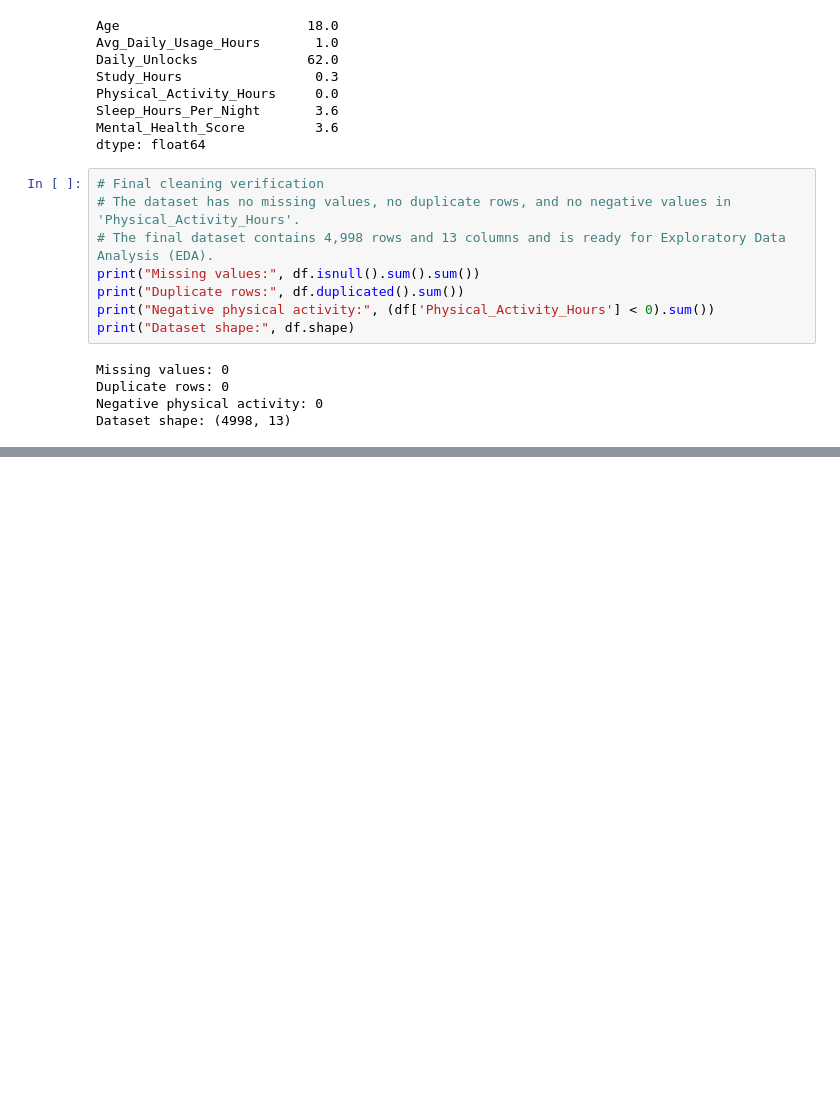
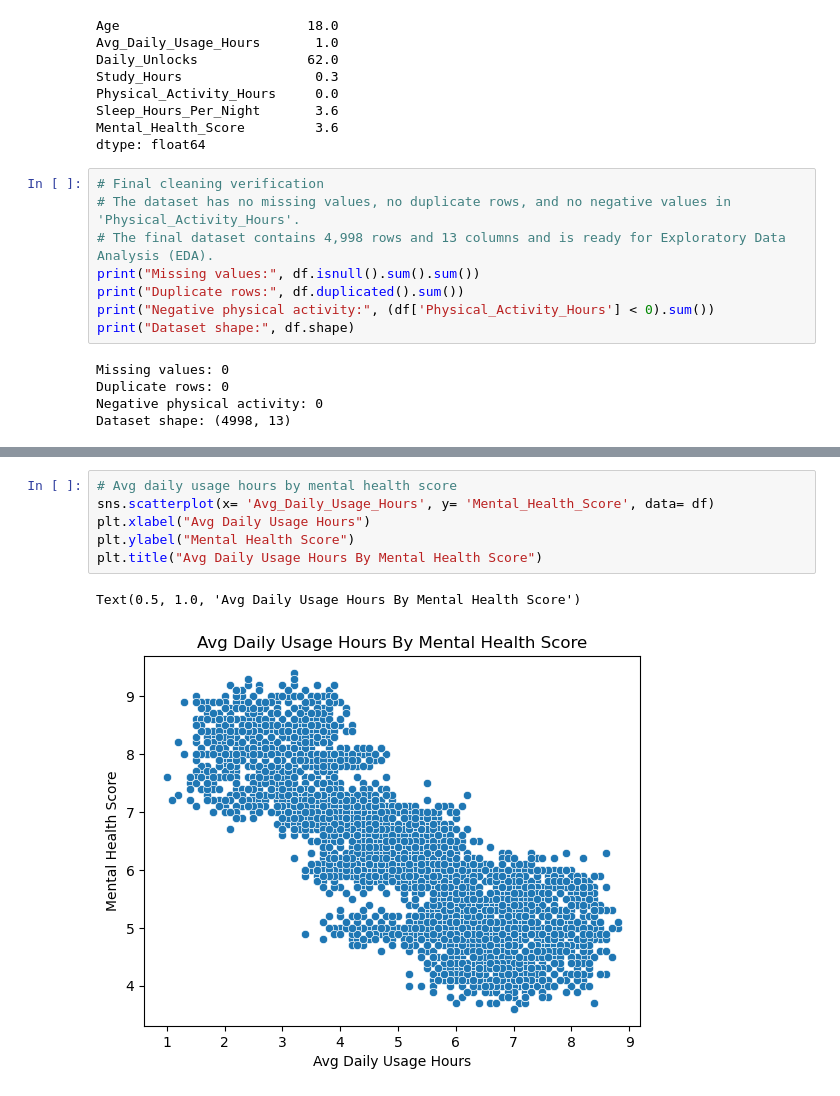
Before and after one commit to ChaitanyaGirase/Mental_Health_Score_Predictor, a Jupyter notebook: notebook/mental_health_analysis.ipynb, the cells around one changed output, grey strips where cells are left out. Drawn from its saved outputs; the diff is of its cells as text; blank space fills up the shorter version.

```diff
--- a/notebook/mental_health_analysis.ipynb
+++ b/notebook/mental_health_analysis.ipynb
@@ -308,0 +362,9 @@ Dataset shape: (4998, 13)
+# %%
+# Avg daily usage hours by mental health score
+sns.scatterplot(x= 'Avg_Daily_Usage_Hours', y= 'Mental_Health_Score', data= df)
+plt.xlabel("Avg Daily Usage Hours")
+plt.ylabel("Mental Health Score")
+plt.title("Avg Daily Usage Hours By Mental Health Score")
+# %% [output]
+Text(0.5, 1.0, 'Avg Daily Usage Hours By Mental Health Score')
+[figure, added]
```
Also changed, not shown: parts of 19 cells of this notebook, 1 other file.
